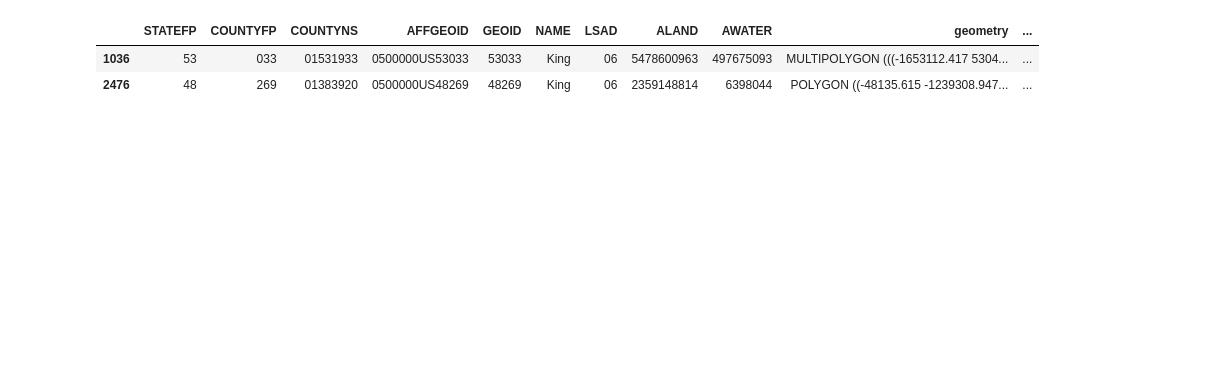
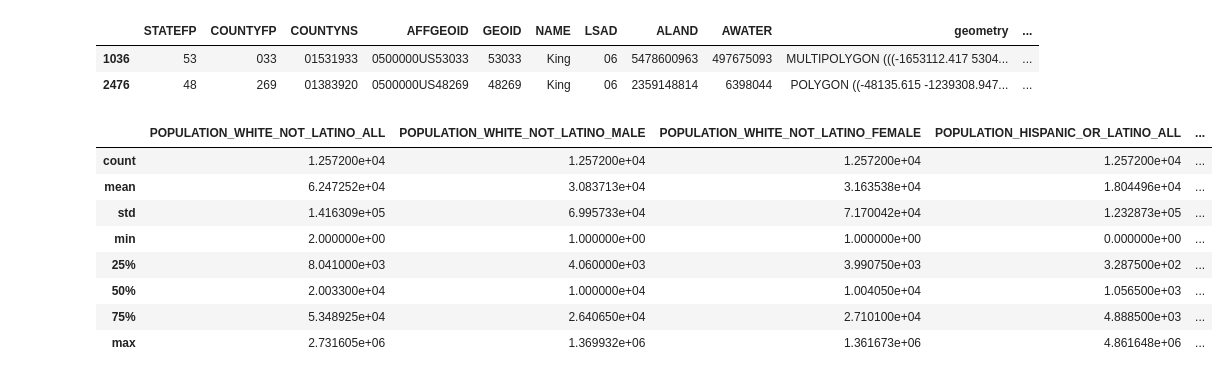
Before and after one commit to theanalyticsman/election_2024, a Jupyter notebook: Data Collection/census/census.ipynb, the cells around one changed output. Saved outputs shown, nothing was run; the diff lists cells and outputs as text; code cells hidden in the pictures; blank space fills up the shorter version.

```diff
--- a/Data Collection/census/census.ipynb
+++ b/Data Collection/census/census.ipynb
@@ -10,15 +12,6 @@ api_key = '19744ba94a6c4a1e1c832a117d3a932a6043451b'
 variables = [
 'NAME',
 'GEO_ID',
-'B01001D_001E',
-'B01001D_002E',
-'B01001D_017E',
-'B01001E_001E',
-'B01001E_002E',
-'B01001E_017E',
-'B01001G_001E',
-'B01001G_002E',
-'B01001G_017E',
 'B01001H_001E',
 'B01001H_002E',
 'B01001H_017E',
@@ -28,35 +21,21 @@ variables = [
 'B01002_002E',
 'B01002_003E',
 'B01003_001E',
-'B06011_001E',
+'B19013_001E',
 'B15003_021E',
 'B15003_022E',
 'B15003_023E',
-'B15003_024E',
 'B15003_025E',
 'B01001_002E',
 'B01001_026E',
 'B01001B_001E',
 'B01001B_002E',
-'B01001B_017E',
-'B01001C_001E',
-'B01001C_002E',
-'B01001C_017E'
-
+'B01001B_017E'
 ]
 
 columns = [
 'COUNTY',
 'FIPS',
-'POPULATION_ASIAN_ALL',
-'POPULATION_ASIAN_MALE',
-'POPULATION_ASIAN_FEMALE',
-'POPULATION_HAWAIIAN_AND_PACIFIC_ISLANDER_ALL',
-'POPULATION_HAWAIIAN_AND_PACIFIC_ISLANDER_MALE',
-'POPULATION_HAWAIIAN_AND_PACIFIC_ISLANDER_FEMALE',
-'POPULATION_TWO_OR_MORE_RACE_ALL',
-'POPULATION_TWO_OR_MORE_RACE_MALE',
-'POPULATION_TWO_OR_MORE_RACE_FEMALE',
 'POPULATION_WHITE_NOT_LATINO_ALL',
 'POPULATION_WHITE_NOT_LATINO_MALE',
 'POPULATION_WHITE_NOT_LATINO_FEMALE',
@@ -70,23 +49,18 @@ columns = [
 'EDUCATION_ASSOCIATE_DEGREE',
 'EDUCATION_BACHELOR_DEGREE',
 'EDUCATION_MASTER_DEGREE',
-'EDUCATION_SCHOOL_DEGREE',
 'EDUCATION_DOCTORATE_DEGREE',
-'GEO_STATE_FIPS',
-'GEO_COUNTY_FIPS',
 'POPULATION_TOTAL_MALE',
 'POPULATION_TOTAL_FEMALE',
 'POPULATION_BLACK_ALL',
 'POPULATION_BLACK_MALE',
 'POPULATION_BLACK_FEMALE',
-'POPULATION_NA_OR_AN_ALL',
-'POPULATION_NA_OR_AN_MALE',
-'POPULATION_NA_OR_AN_FEMALE'
-
+'GEO_STATE_FIPS',
+'GEO_COUNTY_FIPS'
 ]
 df = pd.DataFrame(columns=columns)
 # %%
-year = [2012, 2013, 2014, 2015, 2016, 2017, 2018, 2019, 2020, 2021, 2022]
+year = [2012, 2016, 2020, 2022]
 
 for y in year:
     data = c.acs5.get(variables, {'for': 'county:*'}, year=y)
@@ -102,0 +77,4 @@ census_county.shape
+# %%
+census_county = census_county.loc[census_county.GEO_STATE_FIPS != '72']
+# %%
+census_county['POPULATION_DEGREE'] = census_county.EDUCATION_ASSOCIATE_DEGREE + census_county.EDUCATION_BACHELOR_DEGREE + census_county.EDUCATION_MASTER_DEGREE + census_county.EDUCATION_DOCTORATE_DEGREE
@@ -123,5 +111,17 @@ county_size = county_size.loc[:,['STATEFP', 'COUNTYFP', 'AFFGEOID', 'NAME','ALAN
 county_size['FIPS'] = county_size['AFFGEOID']
 # %%
 county_size.drop('AFFGEOID', inplace=True, axis=1)
+# %%
+census_county.describe()
+# %% [output]
+|  | POPULATION_WHITE_NOT_LATINO_ALL | POPULATION_WHITE_NOT_LATINO_MALE | POPULATION_WHITE_NOT_LATINO_FEMALE | POPULATION_HISPANIC_OR_LATINO_ALL | ... |
+| count | 1.257200e+04 | 1.257200e+04 | 1.257200e+04 | 1.257200e+04 | ... |
+| mean | 6.247252e+04 | 3.083713e+04 | 3.163538e+04 | 1.804496e+04 | ... |
+| std | 1.416309e+05 | 6.995733e+04 | 7.170042e+04 | 1.232873e+05 | ... |
+| min | 2.000000e+00 | 1.000000e+00 | 1.000000e+00 | 0.000000e+00 | ... |
+| 25% | 8.041000e+03 | 4.060000e+03 | 3.990750e+03 | 3.287500e+02 | ... |
+| 50% | 2.003300e+04 | 1.000000e+04 | 1.004050e+04 | 1.056500e+03 | ... |
+| 75% | 5.348925e+04 | 2.640650e+04 | 2.710100e+04 | 4.888500e+03 | ... |
+| max | 2.731605e+06 | 1.369932e+06 | 1.361673e+06 | 4.861648e+06 | ... |
 # %%
 census_data_size = pd.merge(census_county, county_size.loc[:,['FIPS','ALAND','AWATER','area_sqm','area_sqmi','area_sqkm']], how='left')
```
Also changed, not shown: parts of 7 cells of this notebook, 3 other files.
